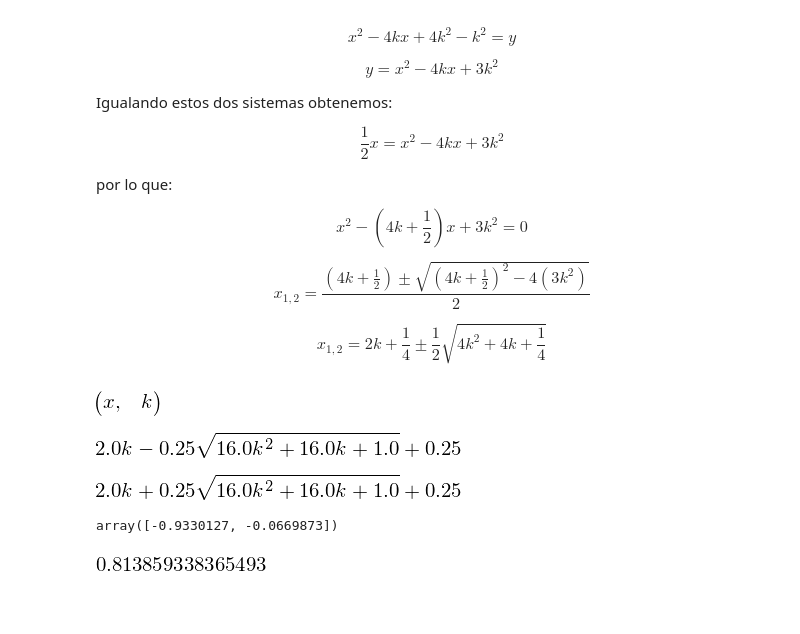
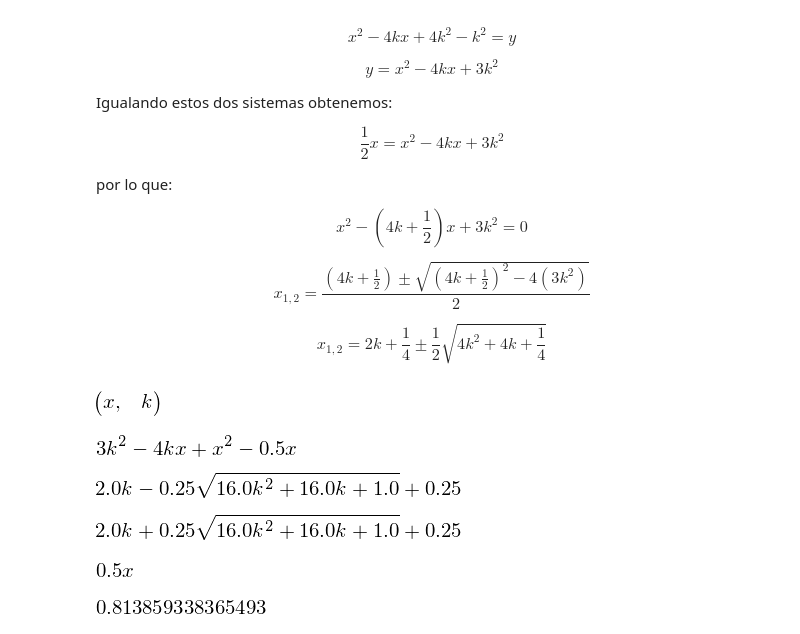
Before and after one commit to cad3na/DCA, a Jupyter notebook: IPythonNotebooks/Modelado y Simulacion/Examen I - Analisis de sistemas dinamicos.ipynb, the cells around one changed output. Cells and saved outputs as stored; diff of their text form; code cells hidden in the pictures; blank space fills up the shorter version.

```diff
--- a/IPythonNotebooks/Modelado y Simulacion/Examen I - Analisis de sistemas dinamicos.ipynb
+++ b/IPythonNotebooks/Modelado y Simulacion/Examen I - Analisis de sistemas dinamicos.ipynb
@@ -90,14 +94,9 @@ var("x, k")
 # %% [output]
 [figure]
 # %%
-ec = (x**2 - (4*k + 1.0/2)*x + 3*k**2)
+ec = (x**2 - 4*k*x + 3*k**2) - (0.5*x)
+ec
+# %% [output]
+[figure, added]
 # %%
 sol = solve(ec, x)
-# %%
-sol[0]
-# %% [output]
-[figure, removed]
-# %%
-sol[1]
-# %% [output]
-[figure, removed]
@@ -106,4 +103,15 @@ from numpy import roots
-# %%
-roots([4,4,0.25])
-# %% [output]
-array([-0.9330127, -0.0669873])
+# %%
+x1 = sol[0]
+x1
+# %% [output]
+[figure, added]
+# %%
+x2 = sol[1]
+x2
+# %% [output]
+[figure, added]
+# %%
+y = 0.5*x
+y
+# %% [output]
+[figure, added]
```
Also changed, not shown: parts of 25 cells of this notebook.
